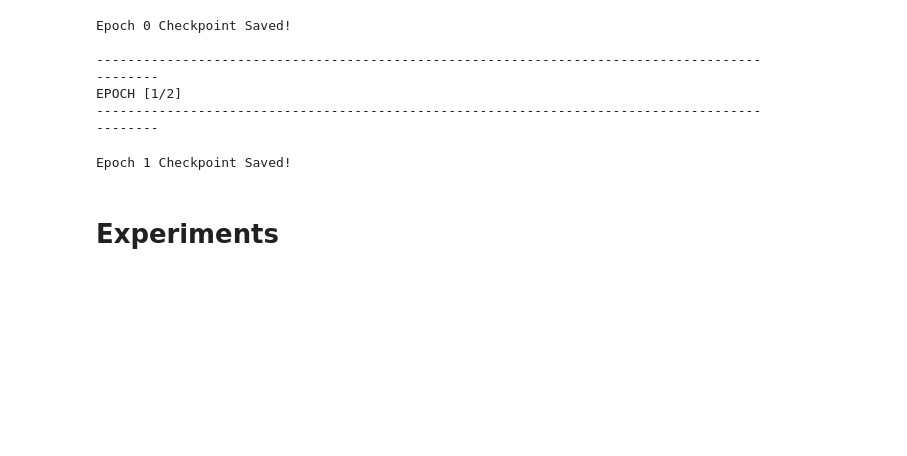
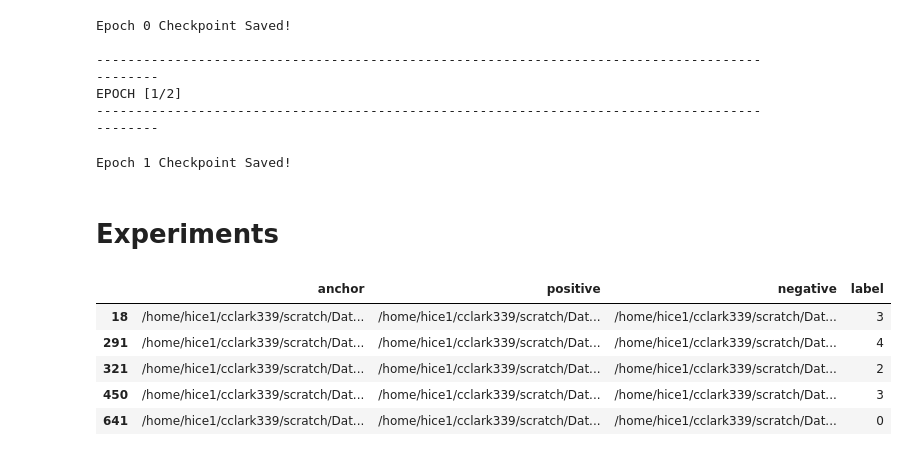
Before and after one commit to Human-Augment-Analytics/CichlidBowerTracking, a Jupyter notebook: cichlid_bower_tracking/debugging_and_experiments.ipynb, the cells around one changed output. Drawn from its saved outputs; the diff is of its cells as text; code cells hidden in the pictures; blank space fills up the shorter version.

```diff
--- a/cichlid_bower_tracking/debugging_and_experiments.ipynb
+++ b/cichlid_bower_tracking/debugging_and_experiments.ipynb
@@ -359,8 +358,15 @@ WARMUP_EPOCHS = 5
 ETA_MIN = 0.0
 # %%
 df = pd.read_csv(DATASET_PATH)
-df = df[df['target'] < NUM_CLASSES]
+df = df[df['label'] < NUM_CLASSES]
 
 df.head()
+# %% [output]
+|  | anchor | positive | negative | label |
+| 18 | /home/hice1/cclark339/scratch/Dat... | /home/hice1/cclark339/scratch/Dat... | /home/hice1/cclark339/scratch/Dat... | 3 |
+| 291 | /home/hice1/cclark339/scratch/Dat... | /home/hice1/cclark339/scratch/Dat... | /home/hice1/cclark339/scratch/Dat... | 4 |
+| 321 | /home/hice1/cclark339/scratch/Dat... | /home/hice1/cclark339/scratch/Dat... | /home/hice1/cclark339/scratch/Dat... | 2 |
+| 450 | /home/hice1/cclark339/scratch/Dat... | /home/hice1/cclark339/scratch/Dat... | /home/hice1/cclark339/scratch/Dat... | 3 |
+| 641 | /home/hice1/cclark339/scratch/Dat... | /home/hice1/cclark339/scratch/Dat... | /home/hice1/cclark339/scratch/Dat... | 0 |
 # %%
 train_transform = [
```
Also changed, not shown: parts of 5 cells of this notebook.
